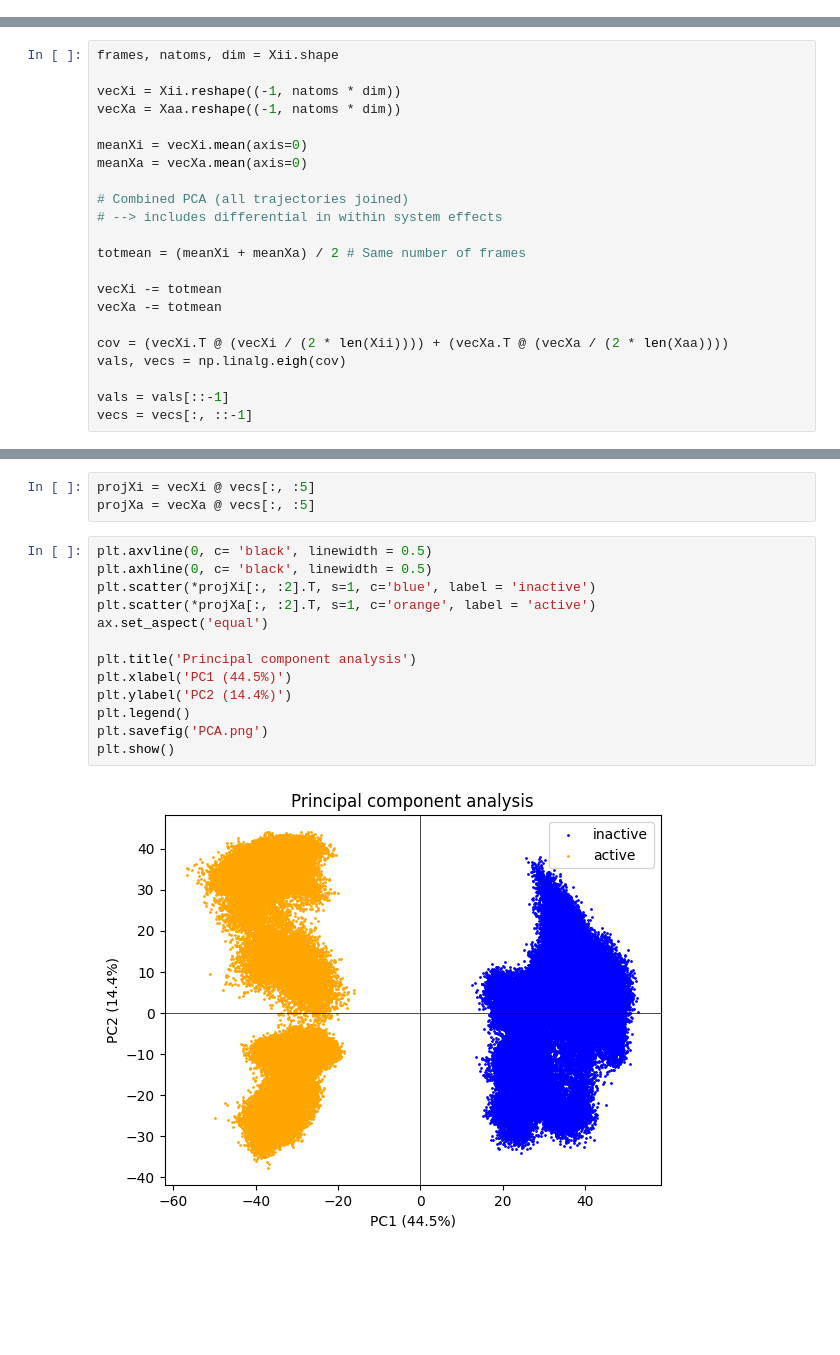
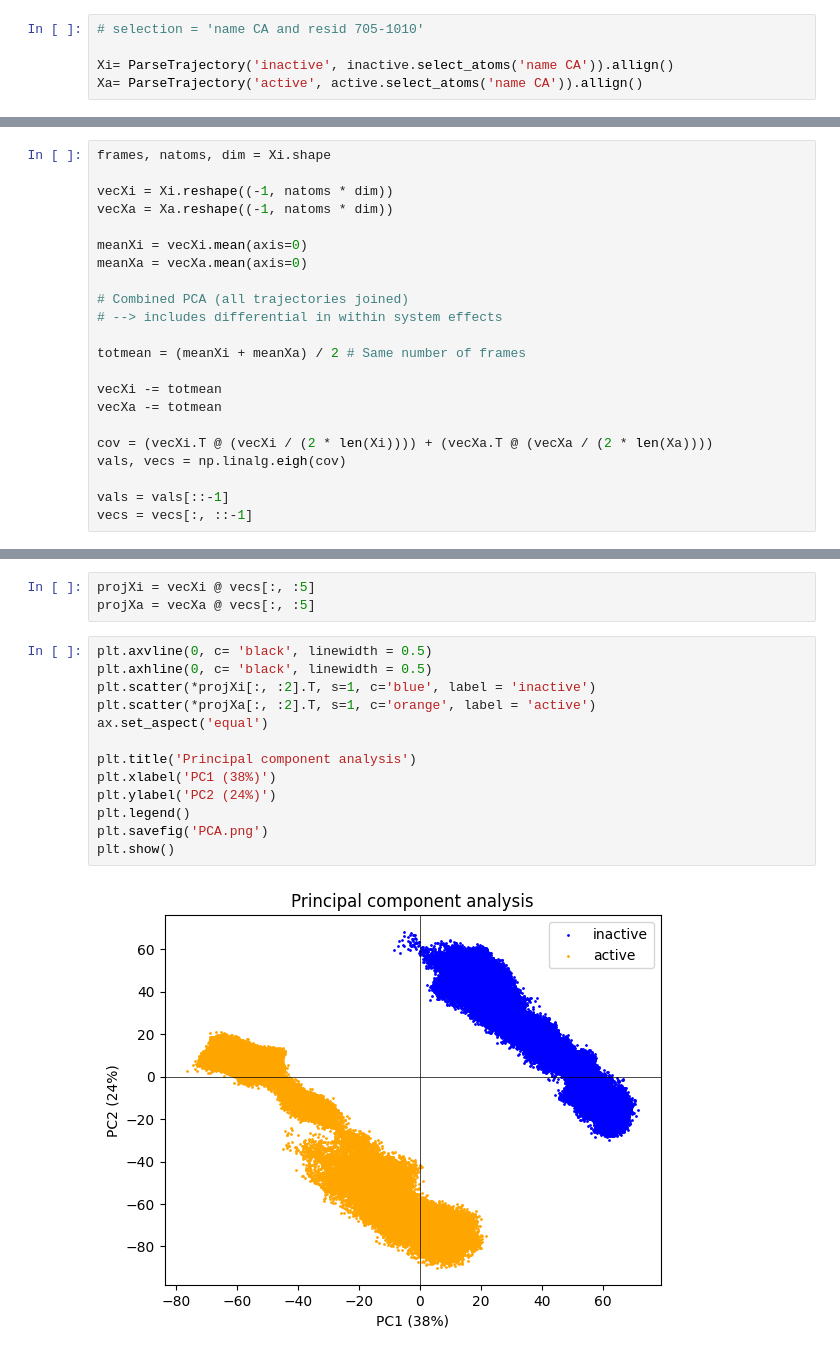
Before and after one commit to StevetheGreek97/MDML, a Jupyter notebook: Examples/Multivariate_Stats_EGFR.ipynb, the cells around one changed output, grey strips where cells are left out. Saved outputs shown, nothing was run; the diff lists cells and outputs as text; blank space fills up the shorter version.

```diff
--- a/Examples/Multivariate_Stats_EGFR.ipynb
+++ b/Examples/Multivariate_Stats_EGFR.ipynb
@@ -57,0 +29,5 @@ plt.show()
+# %%
+# selection = 'name CA and resid 705-1010'
+
+Xi= ParseTrajectory('inactive', inactive.select_atoms('name CA')).allign()
+Xa= ParseTrajectory('active', active.select_atoms('name CA')).allign()
@@ -131,10 +124,10 @@ plt.show()
 # %% [markdown]
 ## PCA
 # %%
-frames, natoms, dim = Xii.shape
+frames, natoms, dim = Xi.shape
 
-vecXi = Xii.reshape((-1, natoms * dim))
-vecXa = Xaa.reshape((-1, natoms * dim))
+vecXi = Xi.reshape((-1, natoms * dim))
+vecXa = Xa.reshape((-1, natoms * dim))
 
 meanXi = vecXi.mean(axis=0)
 meanXa = vecXa.mean(axis=0)
@@ -147,7 +140,7 @@ totmean = (meanXi + meanXa) / 2 # Same number of frames
 vecXi -= totmean
 vecXa -= totmean
 
-cov = (vecXi.T @ (vecXi / (2 * len(Xii)))) + (vecXa.T @ (vecXa / (2 * len(Xaa))))
+cov = (vecXi.T @ (vecXi / (2 * len(Xi)))) + (vecXa.T @ (vecXa / (2 * len(Xa))))
 vals, vecs = np.linalg.eigh(cov)
 
 vals = vals[::-1]
@@ -181,15 +174,15 @@ projXa = vecXa @ vecs[:, :5]
 # %%
 plt.axvline(0, c= 'black', linewidth = 0.5)
 plt.axhline(0, c= 'black', linewidth = 0.5)
 plt.scatter(*projXi[:, :2].T, s=1, c='blue', label = 'inactive')
 plt.scatter(*projXa[:, :2].T, s=1, c='orange', label = 'active')
 ax.set_aspect('equal')
 
 plt.title('Principal component analysis')
-plt.xlabel('PC1 (44.5%)')
-plt.ylabel('PC2 (14.4%)')
+plt.xlabel('PC1 (38%)')
+plt.ylabel('PC2 (24%)')
 plt.legend()
 plt.savefig('PCA.png')
 plt.show()
 # %% [output]
-[figure, old version]
+[figure, new version]
```
Also changed, not shown: parts of 19 cells of this notebook, 1 other file.
